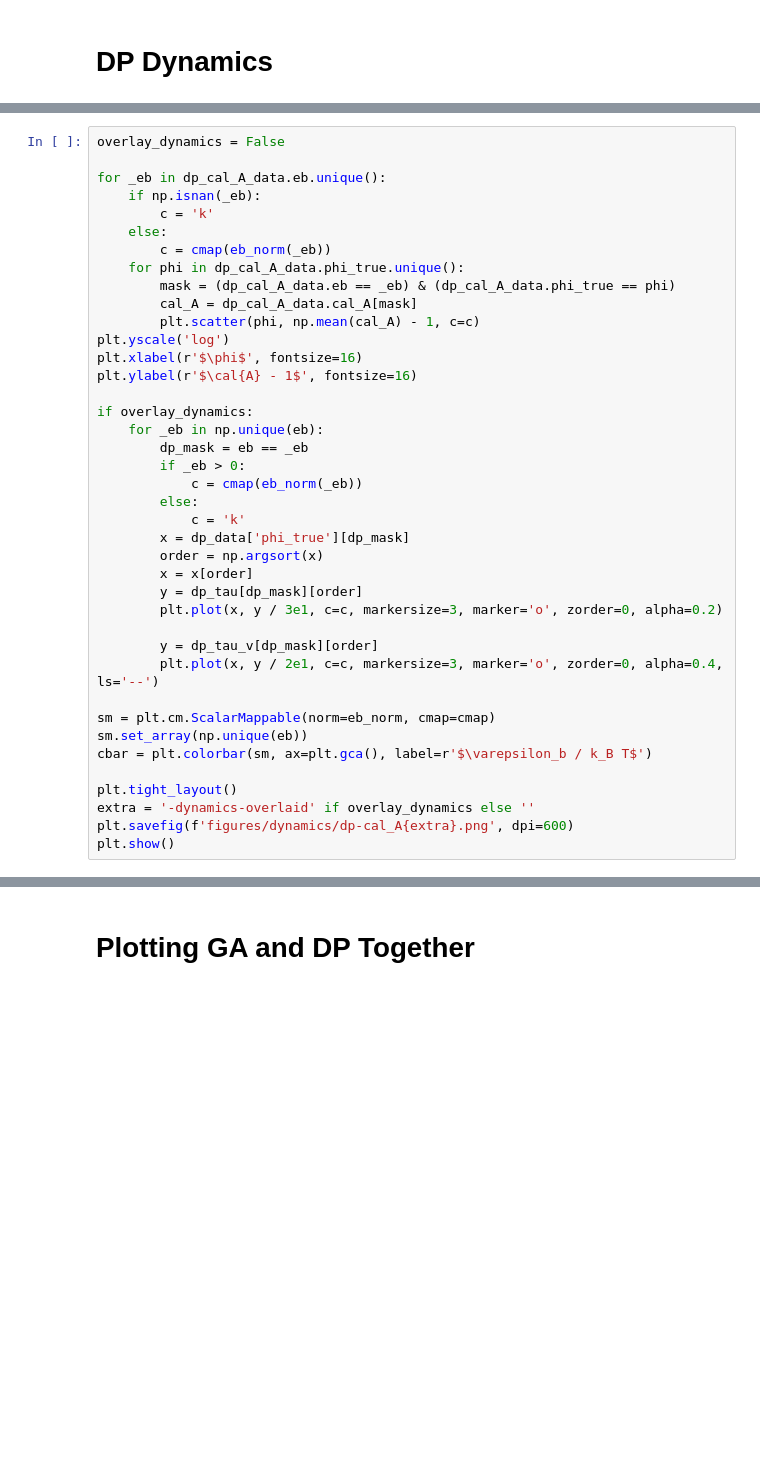
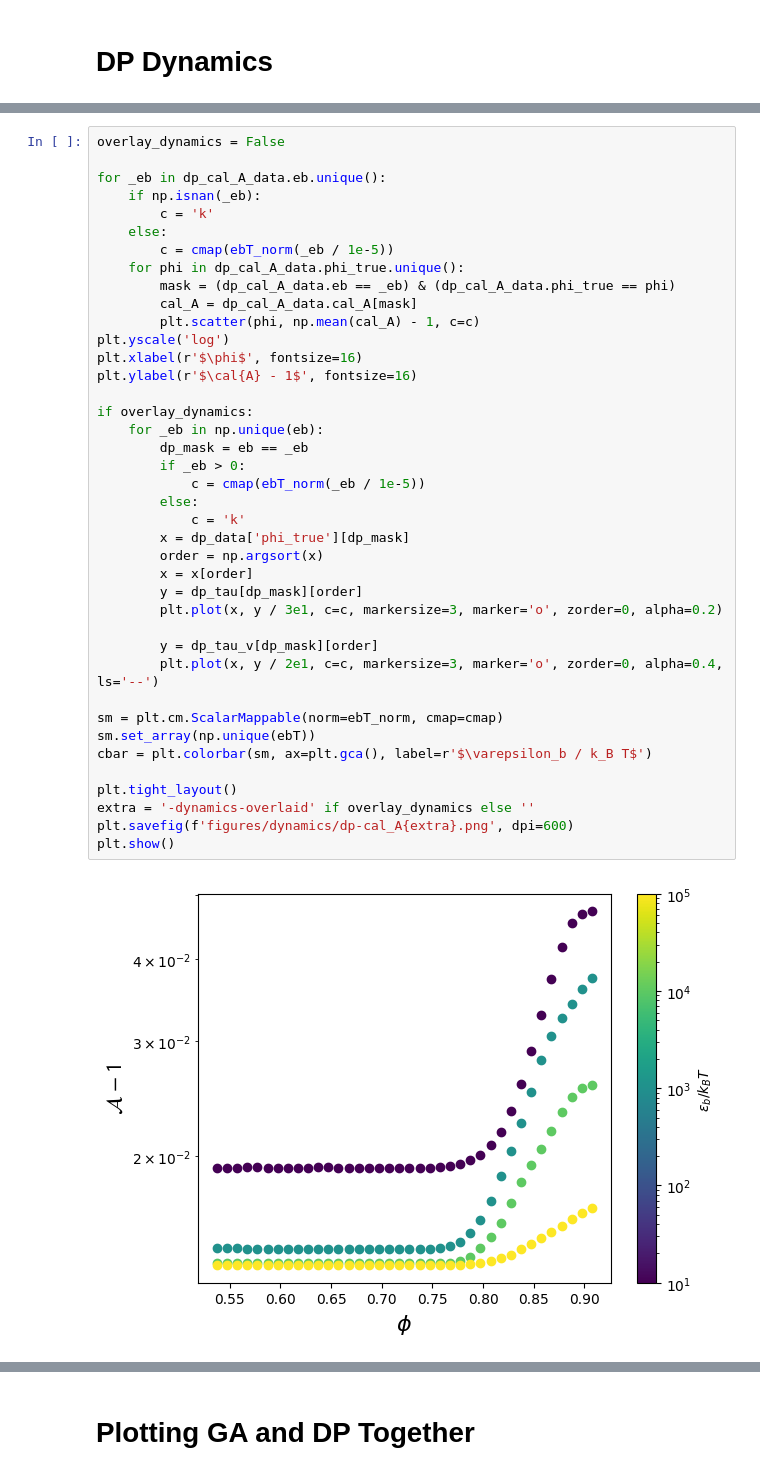
Before and after one commit to mmccraw98/notebooks-spring-26, a Jupyter notebook: 01/grant/analyzing-server-data/test.ipynb, the cells around one changed output, grey strips where cells are left out. Drawn from its saved outputs; the diff is of its cells as text; blank space fills up the shorter version.

```diff
--- a/01/grant/analyzing-server-data/test.ipynb
+++ b/01/grant/analyzing-server-data/test.ipynb
@@ -404,39 +406,41 @@ for _eb in dp_cal_A_data.eb.unique():
     if np.isnan(_eb):
         c = 'k'
     else:
-        c = cmap(eb_norm(_eb))
+        c = cmap(ebT_norm(_eb / 1e-5))
     for phi in dp_cal_A_data.phi_true.unique():
         mask = (dp_cal_A_data.eb == _eb) & (dp_cal_A_data.phi_true == phi)
         cal_A = dp_cal_A_data.cal_A[mask]
         plt.scatter(phi, np.mean(cal_A) - 1, c=c)
 plt.yscale('log')
 plt.xlabel(r'$\phi$', fontsize=16)
 plt.ylabel(r'$\cal{A} - 1$', fontsize=16)
 
 if overlay_dynamics:
     for _eb in np.unique(eb):
         dp_mask = eb == _eb
         if _eb > 0:
-            c = cmap(eb_norm(_eb))
+            c = cmap(ebT_norm(_eb / 1e-5))
         else:
             c = 'k'
         x = dp_data['phi_true'][dp_mask]
         order = np.argsort(x)
         x = x[order]
         y = dp_tau[dp_mask][order]
         plt.plot(x, y / 3e1, c=c, markersize=3, marker='o', zorder=0, alpha=0.2)
 
         y = dp_tau_v[dp_mask][order]
         plt.plot(x, y / 2e1, c=c, markersize=3, marker='o', zorder=0, alpha=0.4, ls='--')
 
-sm = plt.cm.ScalarMappable(norm=eb_norm, cmap=cmap)
-sm.set_array(np.unique(eb))
+sm = plt.cm.ScalarMappable(norm=ebT_norm, cmap=cmap)
+sm.set_array(np.unique(ebT))
 cbar = plt.colorbar(sm, ax=plt.gca(), label=r'$\varepsilon_b / k_B T$')
 
 plt.tight_layout()
 extra = '-dynamics-overlaid' if overlay_dynamics else ''
 plt.savefig(f'figures/dynamics/dp-cal_A{extra}.png', dpi=600)
 plt.show()
+# %% [output]
+[figure, added]
 # %%
 fig, ax = plt.subplots(1, 2, sharex=True, constrained_layout=True, figsize=(10, 5))
 
```
Also changed, not shown: parts of 5 cells of this notebook, 5 other files.
